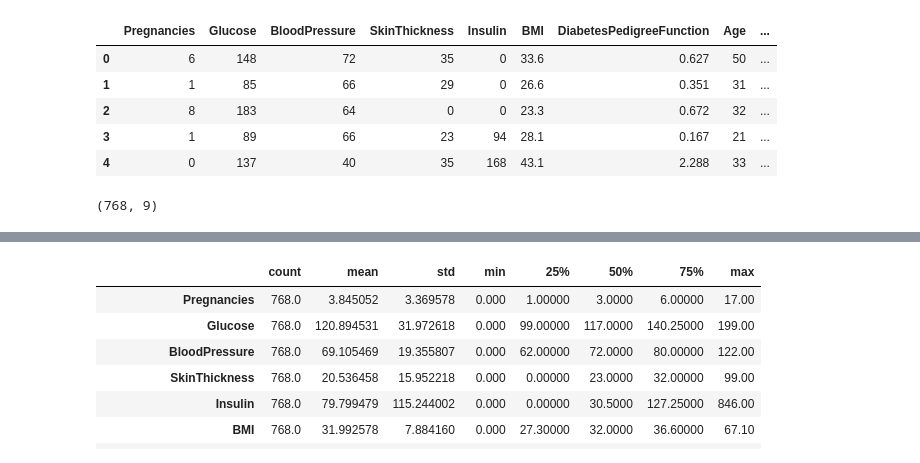
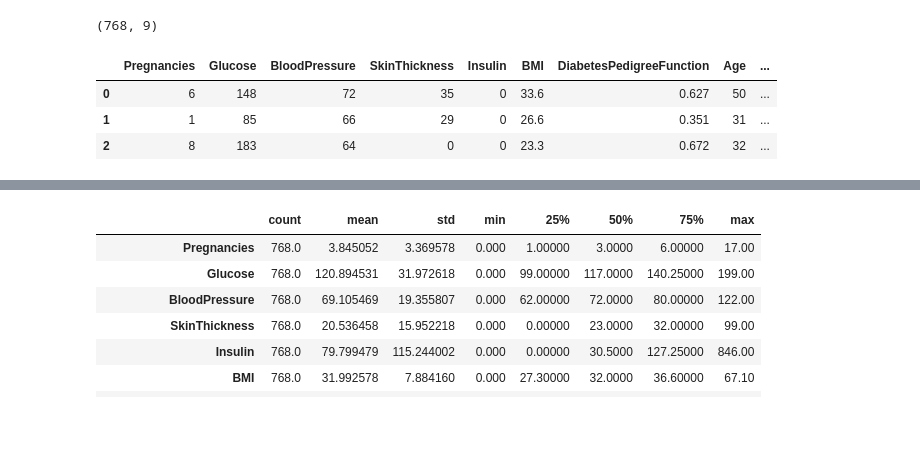
Before and after one commit to ourahma/Diabetes_ML, a Jupyter notebook: diabetes.ipynb, the cells around one changed output, grey strips where cells are left out. Saved outputs shown, nothing was run; the diff lists cells and outputs as text; code cells hidden in the pictures; blank space fills up the shorter version.

```diff
--- a/diabetes.ipynb
+++ b/diabetes.ipynb
@@ -13,21 +23,17 @@ warnings.filterwarnings('ignore')
 # %%
 # Importing dataset
 dataset = pd.read_csv('diabetes.csv')
+print(dataset.shape)
+# %% [output]
+(768, 9)
 # %%
 # Preview data
-dataset.head()
+dataset.head(3)
 # %% [output]
 |  | Pregnancies | Glucose | BloodPressure | SkinThickness | Insulin | BMI | DiabetesPedigreeFunction | Age | ... |
 | 0 | 6 | 148 | 72 | 35 | 0 | 33.6 | 0.627 | 50 | ... |
 | 1 | 1 | 85 | 66 | 29 | 0 | 26.6 | 0.351 | 31 | ... |
 | 2 | 8 | 183 | 64 | 0 | 0 | 23.3 | 0.672 | 32 | ... |
-| 3 | 1 | 89 | 66 | 23 | 94 | 28.1 | 0.167 | 21 | ... |
-| 4 | 0 | 137 | 40 | 35 | 168 | 43.1 | 2.288 | 33 | ... |
-# %%
-# Dataset dimensions - (rows, columns)
-dataset.shape
-# %% [output]
-(768, 9)
 # %%
 # Features data-type
 dataset.info()
```
Also changed, not shown: parts of 35 cells of this notebook.
